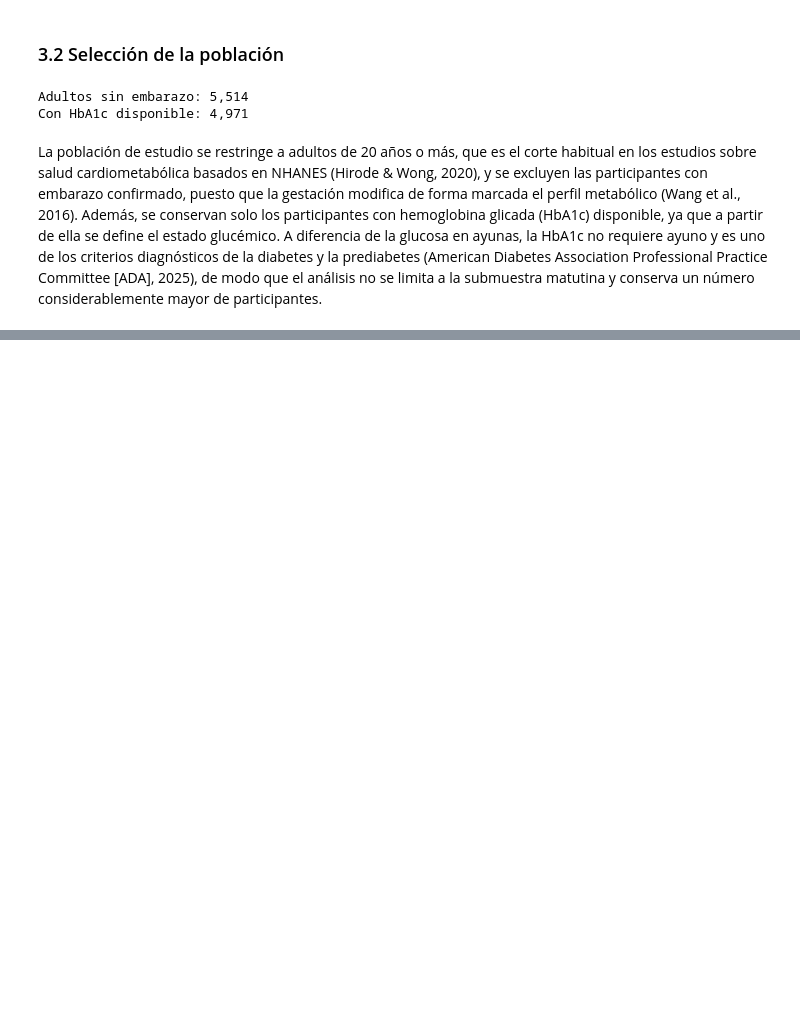
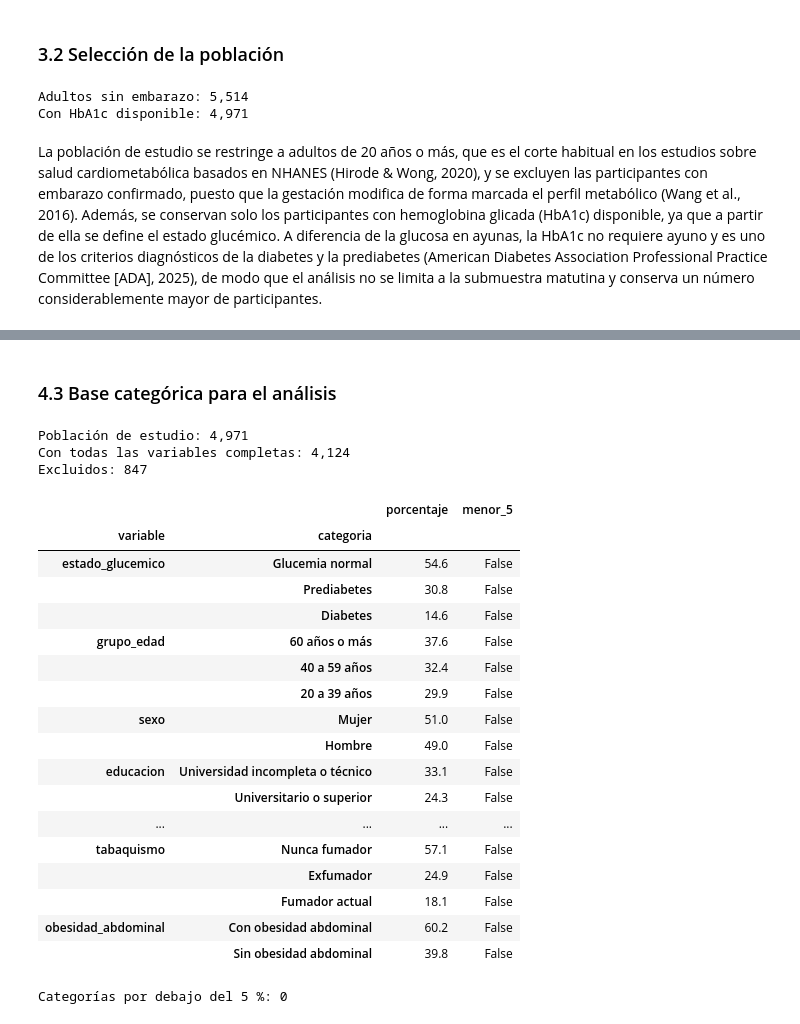
Before and after one commit to Juanhv24/nhanes-no-supervisado, a Jupyter notebook: notebooks/03_correspondencias.ipynb, the cells around one changed output, grey strips where cells are left out. Saved outputs shown, nothing was run; the diff lists cells and outputs as text; code cells hidden in the pictures; blank space fills up the shorter version.

```diff
--- a/notebooks/03_correspondencias.ipynb
+++ b/notebooks/03_correspondencias.ipynb
@@ -93,0 +98,15 @@ La población de estudio se restringe a adultos de 20 años o más, que es el co
+# %%
+# Variables que NHANES almacena como códigos numéricos
+codificadas = ["sexo", "educacion", "raza_etnia", "seguridad_alimentaria",
+               "seguro_medico", "fumo_100", "fuma_actual"]
+
+for columna in codificadas:
+    print(f"\n{columna}")
+    display(
+        df_poblacion[columna].value_counts(dropna=False).sort_index()
+        .to_frame("n")
+        .assign(porcentaje=lambda t: (t["n"] / t["n"].sum() * 100).round(1))
+    )
+
+print(f"Sin ingreso reportado: {df_poblacion['ingreso_pobreza'].isna().sum():,}")
+print(f"Sin medición de cintura: {df_poblacion['cintura_cm'].isna().sum():,}")
@@ -93,0 +263,46 @@ La población de estudio se restringe a adultos de 20 años o más, que es el co
+# %% [markdown]
+### 4.3 Base categórica para el análisis
+# %%
+# Se conservan los participantes con todas las variables categóricas completas
+df_correspondencias = recod.dropna().astype(str)
+
+print(f"Población de estudio: {len(df_poblacion):,}")
+print(f"Con todas las variables completas: {len(df_correspondencias):,}")
+print(f"Excluidos: {len(df_poblacion) - len(df_correspondencias):,}")
+# %% [output]
+Población de estudio: 4,971
+Con todas las variables completas: 4,124
+Excluidos: 847
+# %%
+# Frecuencia de cada categoría; se marcan las que quedan por debajo del 5 %
+frecuencias = pd.concat(
+    {
+        columna: df_correspondencias[columna].value_counts(normalize=True).mul(100).round(1)
+        for columna in df_correspondencias.columns
+    },
+    names=["variable", "categoria"],
+).to_frame("porcentaje")
+frecuencias["menor_5"] = frecuencias["porcentaje"] < 5
+
+display(frecuencias)
+print(f"Categorías por debajo del 5 %: {frecuencias['menor_5'].sum()}")
+# %% [output]
+|  |  | porcentaje | menor_5 |
+| variable | categoria |  |  |
+| estado_glucemico | Glucemia normal | 54.6 | False |
+|  | Prediabetes | 30.8 | False |
+|  | Diabetes | 14.6 | False |
+| grupo_edad | 60 años o más | 37.6 | False |
+|  | 40 a 59 años | 32.4 | False |
+|  | 20 a 39 años | 29.9 | False |
+| sexo | Mujer | 51.0 | False |
+|  | Hombre | 49.0 | False |
+| educacion | Universidad incompleta o técnico | 33.1 | False |
+|  | Universitario o superior | 24.3 | False |
+| ... | ... | ... | ... |
+| tabaquismo | Nunca fumador | 57.1 | False |
+|  | Exfumador | 24.9 | False |
+|  | Fumador actual | 18.1 | False |
+| obesidad_abdominal | Con obesidad abdominal | 60.2 | False |
+|  | Sin obesidad abdominal | 39.8 | False |
+Categorías por debajo del 5 %: 0
```
Also changed, not shown: parts of 42 cells of this notebook, 3 other files.
